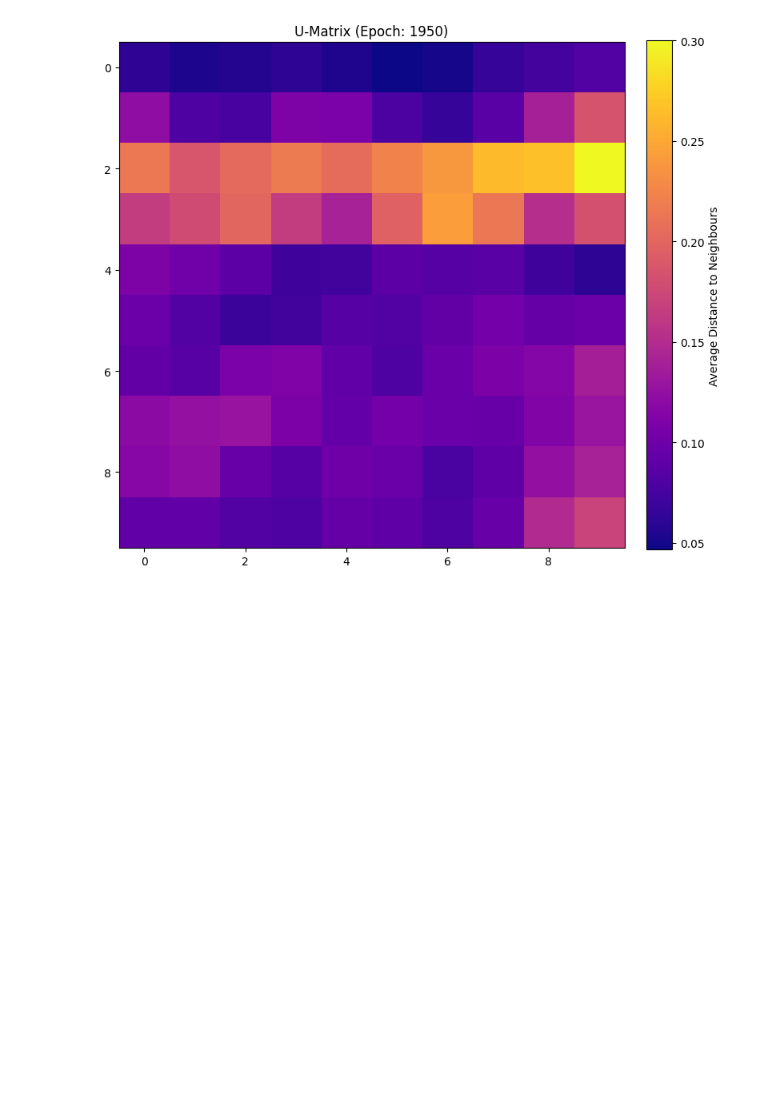
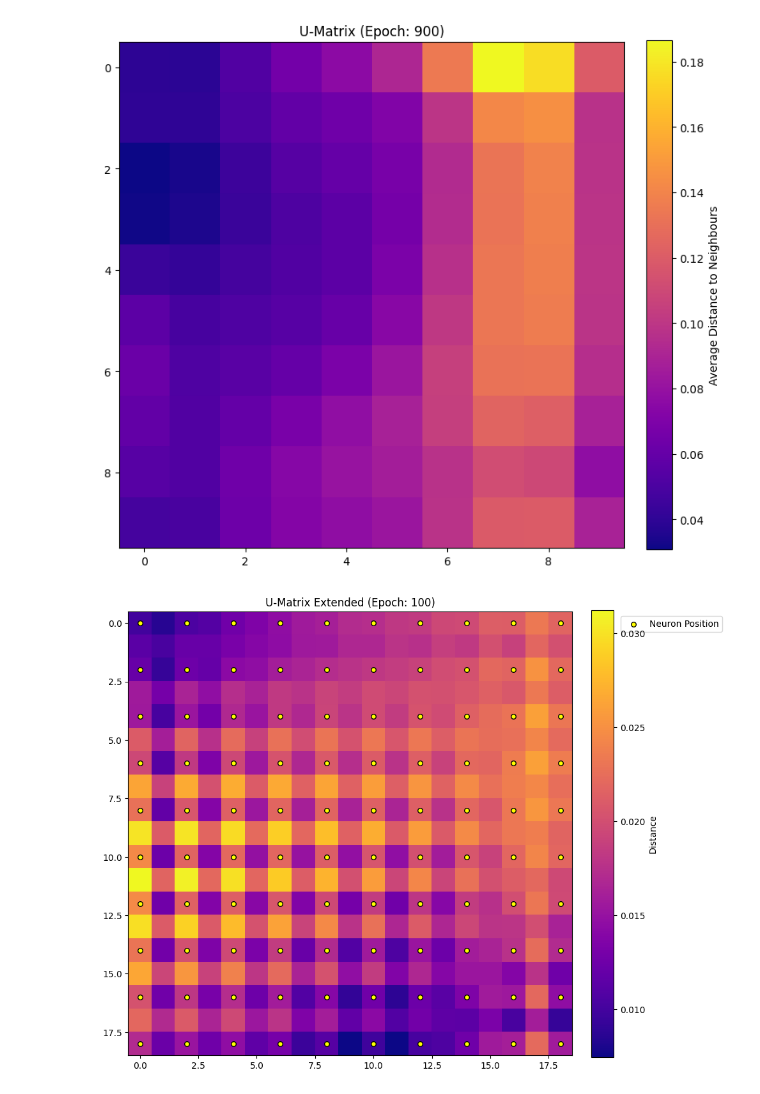
Before and after one commit to hanzltom/ViT-GHSOM, a Jupyter notebook: SOM/SOM.ipynb, the cells around one changed output. Cells and saved outputs as stored; diff of their text form; code cells hidden in the pictures; blank space fills up the shorter version.

```diff
--- a/SOM/SOM.ipynb
+++ b/SOM/SOM.ipynb
@@ -192,9 +173,14 @@ display(video)
 [interactive output not drawn]
 # %%
 u_matrix_db = generate_u_matrix_db(som)
-visualize_u_matrix(u_matrix_db[1950], 1950)
+visualize_u_matrix(u_matrix_db[900], 900)
 # %% [output]
-[figure, old version]
+[figure, new version]
+# %%
+u_matrix_extended_db = generate_u_matrix_extended_db(som)
+visualize_u_matrix_extended(u_matrix_extended_db[100], 100)
+# %% [output]
+[figure, added]
 # %%
 video = generate_u_matrix_vid(u_matrix_db)
 display(video)
```
Also changed, not shown: parts of 4 cells of this notebook, 1 other file.
